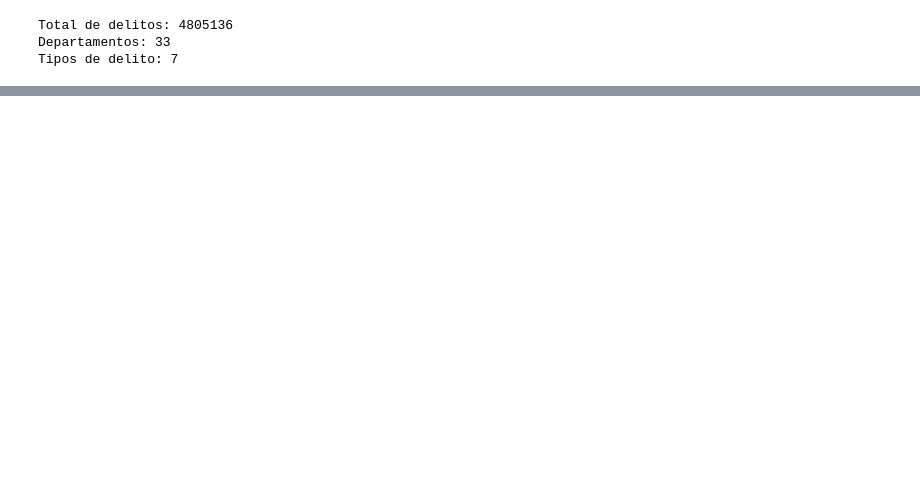
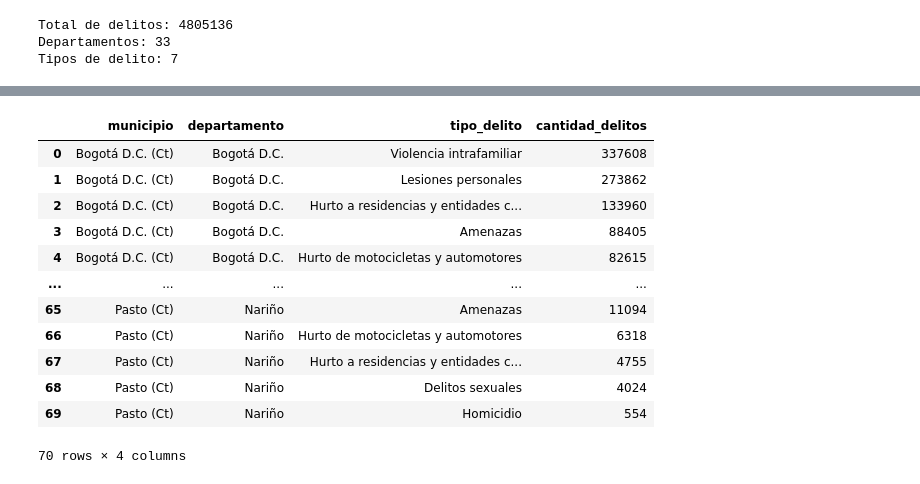
Before and after one commit to SaraBalbin/DW_Analisis_Criminalidad_Colombia, a Jupyter notebook: 04_Analisis_exploratorio.ipynb, the cells around one changed output, grey strips where cells are left out. Cells and saved outputs as stored; diff of their text form; code cells hidden in the pictures; blank space fills up the shorter version.

```diff
--- a/04_Analisis_exploratorio.ipynb
+++ b/04_Analisis_exploratorio.ipynb
@@ -209,0 +284,59 @@ tabla_departamento_delito_ordenada
+# %%
+query_municipios_delito = """
+WITH top_municipios AS (
+    SELECT
+        u.id_ubicacion,
+        u.municipio,
+        u.departamento,
+        SUM(f.cantidad_delitos) AS total_municipio
+    FROM fact_delitos AS f
+    INNER JOIN dim_ubicacion AS u
+        ON f.id_ubicacion = u.id_ubicacion
+    GROUP BY
+        u.id_ubicacion,
+        u.municipio,
+        u.departamento
+    ORDER BY
+        total_municipio DESC
+    LIMIT 10
+)
+
+SELECT
+    tm.municipio,
+    tm.departamento,
+    d.tipo_delito,
+    SUM(f.cantidad_delitos) AS cantidad_delitos
+FROM fact_delitos AS f
+INNER JOIN dim_ubicacion AS u
+    ON f.id_ubicacion = u.id_ubicacion
+INNER JOIN dim_delito AS d
+    ON f.id_delito = d.id_delito
+INNER JOIN top_municipios AS tm
+    ON f.id_ubicacion = tm.id_ubicacion
+GROUP BY
+    tm.municipio,
+    tm.departamento,
+    d.tipo_delito,
+    tm.total_municipio
+ORDER BY
+    tm.total_municipio DESC,
+    cantidad_delitos DESC;
+"""
+
+df_municipios_delito = pd.read_sql(query_municipios_delito, engine)
+
+df_municipios_delito
+# %% [output]
+|  | municipio | departamento | tipo_delito | cantidad_delitos |
+| 0 | Bogotá D.C. (Ct) | Bogotá D.C. | Violencia intrafamiliar | 337608 |
+| 1 | Bogotá D.C. (Ct) | Bogotá D.C. | Lesiones personales | 273862 |
+| 2 | Bogotá D.C. (Ct) | Bogotá D.C. | Hurto a residencias y entidades c... | 133960 |
+| 3 | Bogotá D.C. (Ct) | Bogotá D.C. | Amenazas | 88405 |
+| 4 | Bogotá D.C. (Ct) | Bogotá D.C. | Hurto de motocicletas y automotores | 82615 |
+| ... | ... | ... | ... | ... |
+| 65 | Pasto (Ct) | Nariño | Amenazas | 11094 |
+| 66 | Pasto (Ct) | Nariño | Hurto de motocicletas y automotores | 6318 |
+| 67 | Pasto (Ct) | Nariño | Hurto a residencias y entidades c... | 4755 |
+| 68 | Pasto (Ct) | Nariño | Delitos sexuales | 4024 |
+| 69 | Pasto (Ct) | Nariño | Homicidio | 554 |
+70 rows × 4 columns
```
Also changed, not shown: parts of 7 cells of this notebook, 2 other files.
